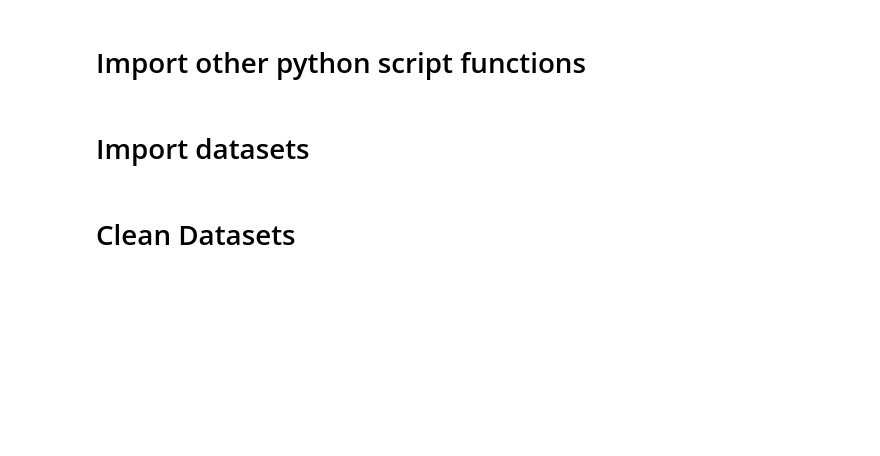
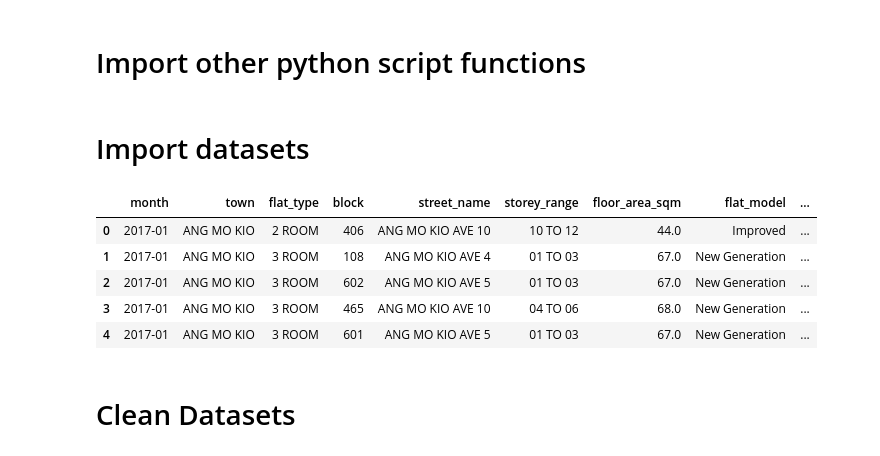
Before and after one commit to jianshun-heng/sg-housing-price, a Jupyter notebook: main_script.ipynb, the cells around one changed output. Saved outputs shown, nothing was run; the diff lists cells and outputs as text; code cells hidden in the pictures; blank space fills up the shorter version.

```diff
--- a/main_script.ipynb
+++ b/main_script.ipynb
@@ -25,6 +25,15 @@ df_raw = pd.read_csv('data/raw_data/resale_flat_prices.csv')
 
 # Import raw planning area file
 gdf = gpd.read_file('data/raw_data/geographical_shape_file/MasterPlan2019PlanningAreaBoundaryNoSea.geojson', driver = 'GeoJSON')
+# %%
+df_raw.head()
+# %% [output]
+|  | month | town | flat_type | block | street_name | storey_range | floor_area_sqm | flat_model | ... |
+| 0 | 2017-01 | ANG MO KIO | 2 ROOM | 406 | ANG MO KIO AVE 10 | 10 TO 12 | 44.0 | Improved | ... |
+| 1 | 2017-01 | ANG MO KIO | 3 ROOM | 108 | ANG MO KIO AVE 4 | 01 TO 03 | 67.0 | New Generation | ... |
+| 2 | 2017-01 | ANG MO KIO | 3 ROOM | 602 | ANG MO KIO AVE 5 | 01 TO 03 | 67.0 | New Generation | ... |
+| 3 | 2017-01 | ANG MO KIO | 3 ROOM | 465 | ANG MO KIO AVE 10 | 04 TO 06 | 68.0 | New Generation | ... |
+| 4 | 2017-01 | ANG MO KIO | 3 ROOM | 601 | ANG MO KIO AVE 5 | 01 TO 03 | 67.0 | New Generation | ... |
 # %% [markdown]
 # Clean Datasets
 # %%
```
Also changed, not shown: 1 other file.
